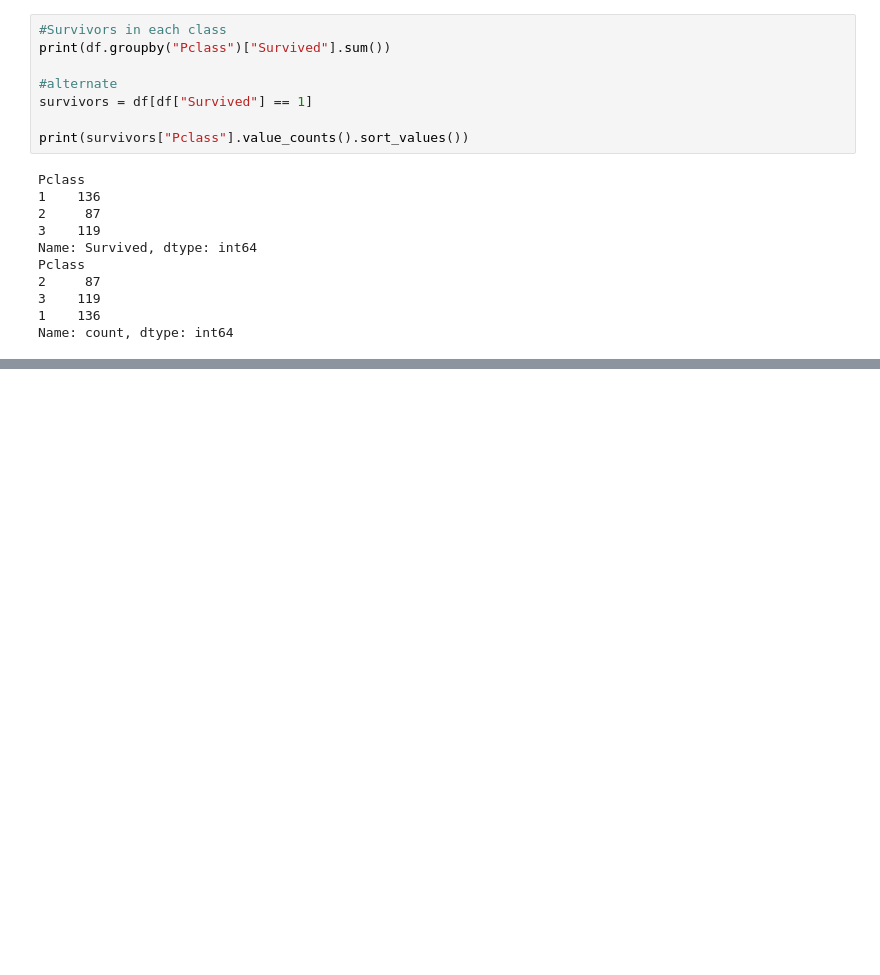
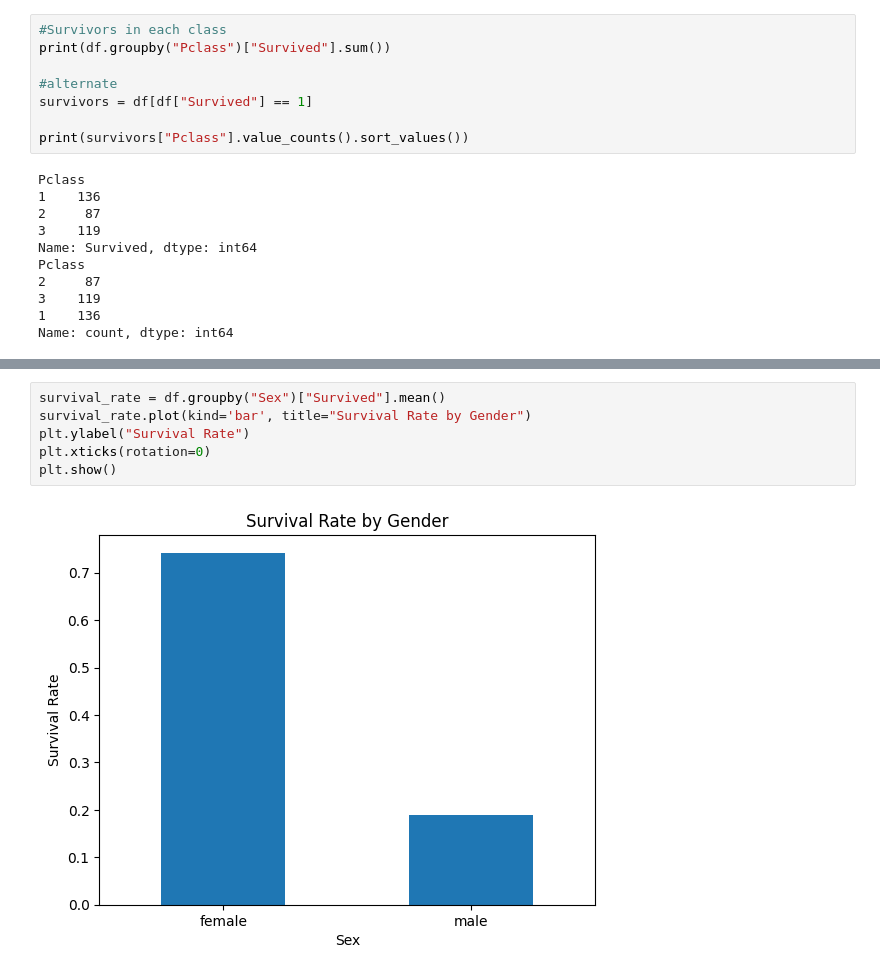
Before and after one commit to aneeb02/Titanic_Exploration, a Jupyter notebook: titanic.ipynb, the cells around one changed output, grey strips where cells are left out. Drawn from its saved outputs; the diff is of its cells as text; blank space fills up the shorter version.

```diff
--- a/titanic.ipynb
+++ b/titanic.ipynb
@@ -211,0 +246,8 @@ df[df["Age"]<12]
+# %%
+survival_rate = df.groupby("Sex")["Survived"].mean()
+survival_rate.plot(kind='bar', title="Survival Rate by Gender")
+plt.ylabel("Survival Rate")
+plt.xticks(rotation=0)
+plt.show()
+# %% [output]
+[figure, added]
```
Also changed, not shown: parts of 18 cells of this notebook, 1 other file.
